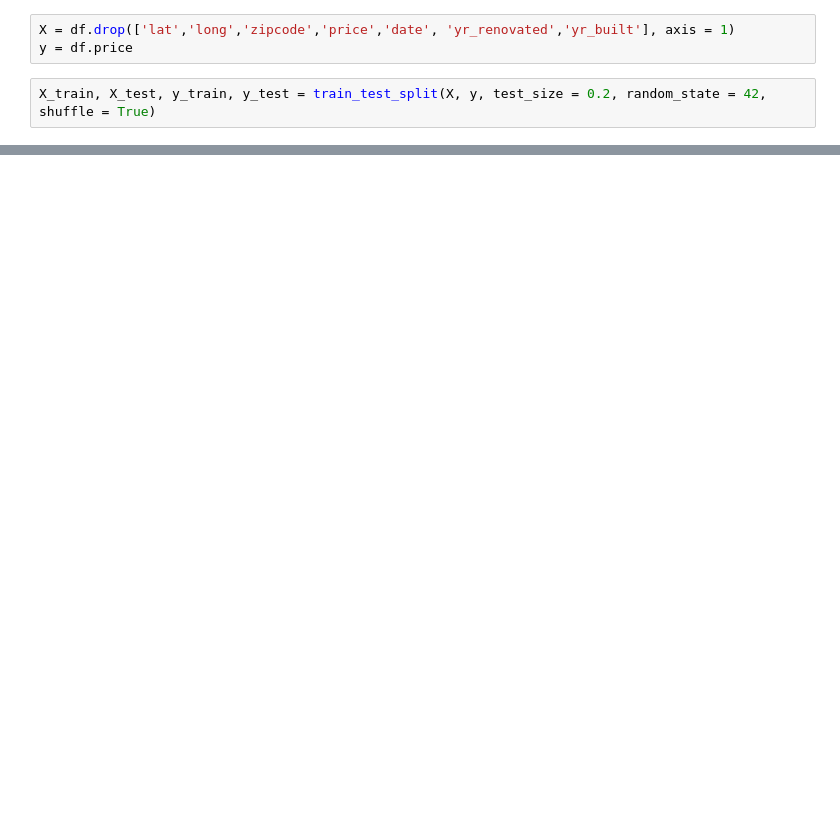
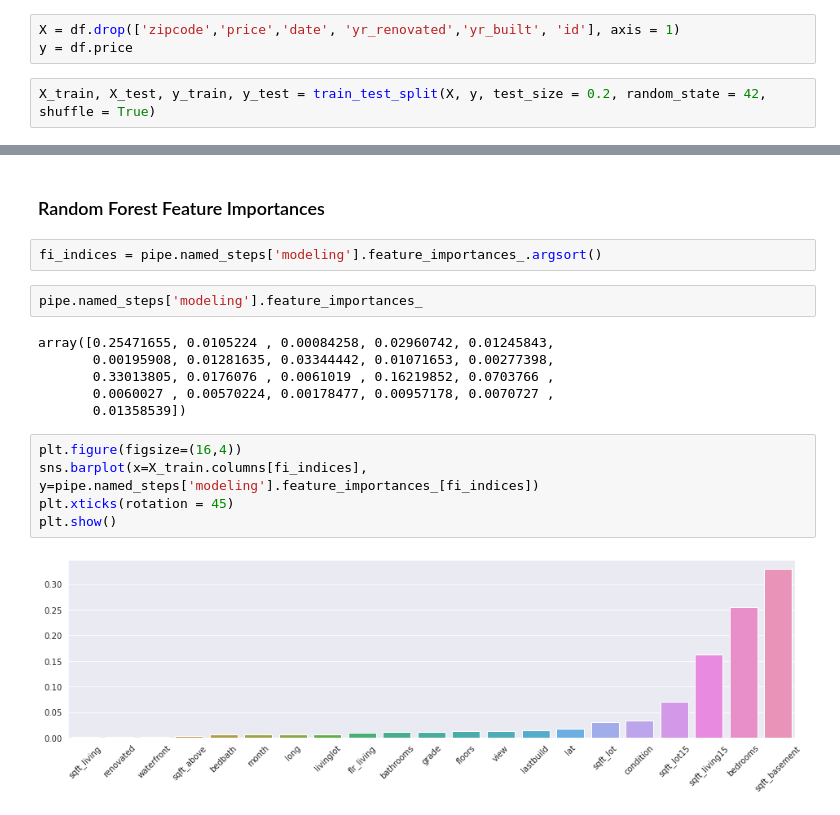
Before and after one commit to GabrielG16/HouseRocket-Pricing, a Jupyter notebook: Modeling.ipynb, the cells around one changed output, grey strips where cells are left out. Cells and saved outputs as stored; diff of their text form; blank space fills up the shorter version.

```diff
--- a/Modeling.ipynb
+++ b/Modeling.ipynb
@@ -70,5 +107,5 @@ df.yr_renovated = pd.to_datetime(df.yr_renovated, format = '%Y')
 # %%
-X = df.drop(['lat','long','zipcode','price','date', 'yr_renovated','yr_built'], axis = 1)
+X = df.drop(['zipcode','price','date', 'yr_renovated','yr_built', 'id'], axis = 1)
 y = df.price
 # %%
 X_train, X_test, y_train, y_test = train_test_split(X, y, test_size = 0.2, random_state = 42, shuffle = True)
@@ -113,0 +264,19 @@ array([-30759.75043018,  -9489.12779261,  89019.01930107,   -128.21641324,
+# %% [markdown]
+### Random Forest Feature Importances
+# %%
+fi_indices = pipe.named_steps['modeling'].feature_importances_.argsort()
+# %%
+pipe.named_steps['modeling'].feature_importances_
+# %% [output]
+array([0.25471655, 0.0105224 , 0.00084258, 0.02960742, 0.01245843,
+       0.00195908, 0.01281635, 0.03344442, 0.01071653, 0.00277398,
+       0.33013805, 0.0176076 , 0.0061019 , 0.16219852, 0.0703766 ,
+       0.0060027 , 0.00570224, 0.00178477, 0.00957178, 0.0070727 ,
+       0.01358539])
+# %%
+plt.figure(figsize=(16,4))
+sns.barplot(x=X_train.columns[fi_indices], y=pipe.named_steps['modeling'].feature_importances_[fi_indices])
+plt.xticks(rotation = 45)
+plt.show()
+# %% [output]
+[figure, added]
```
Also changed, not shown: parts of 38 cells of this notebook.
